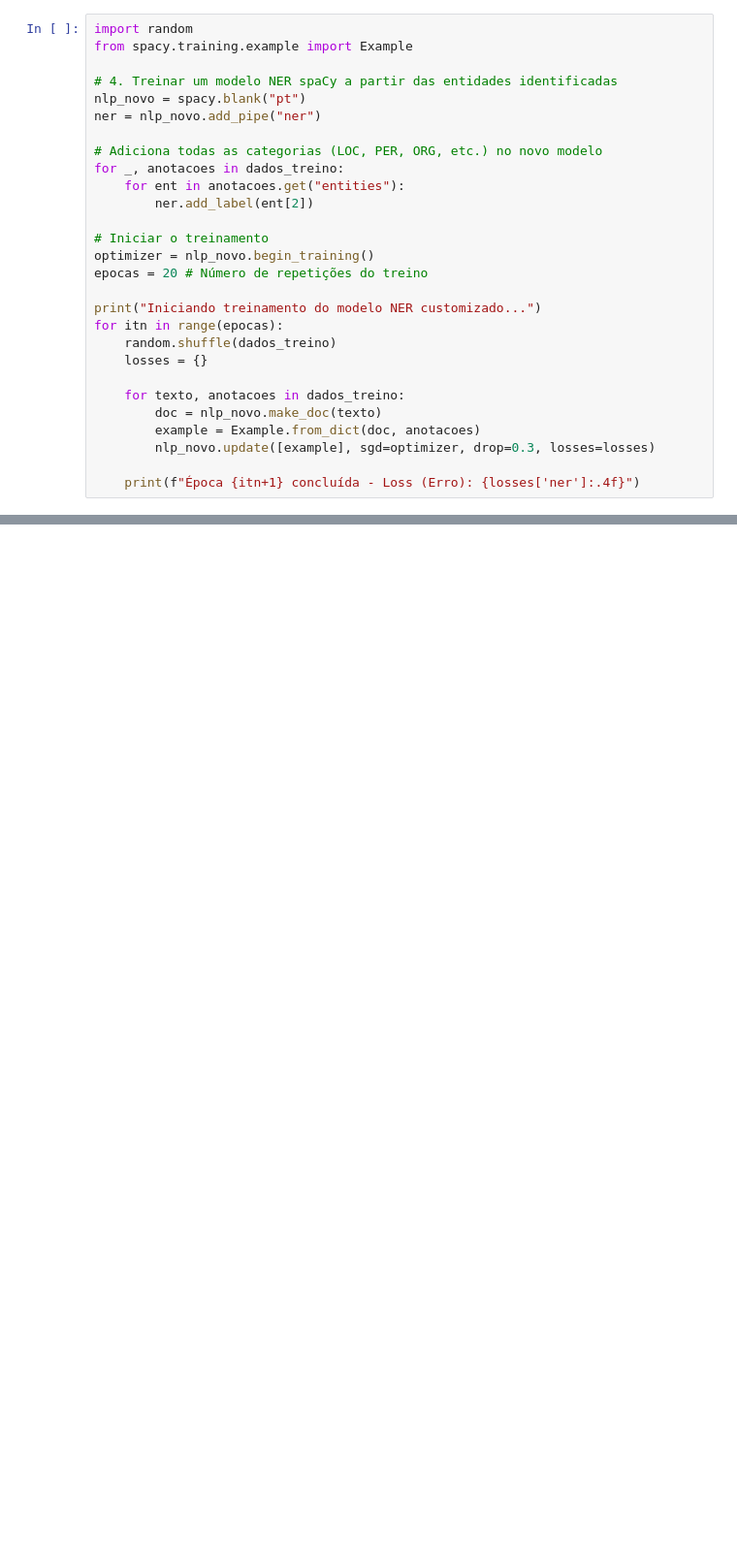
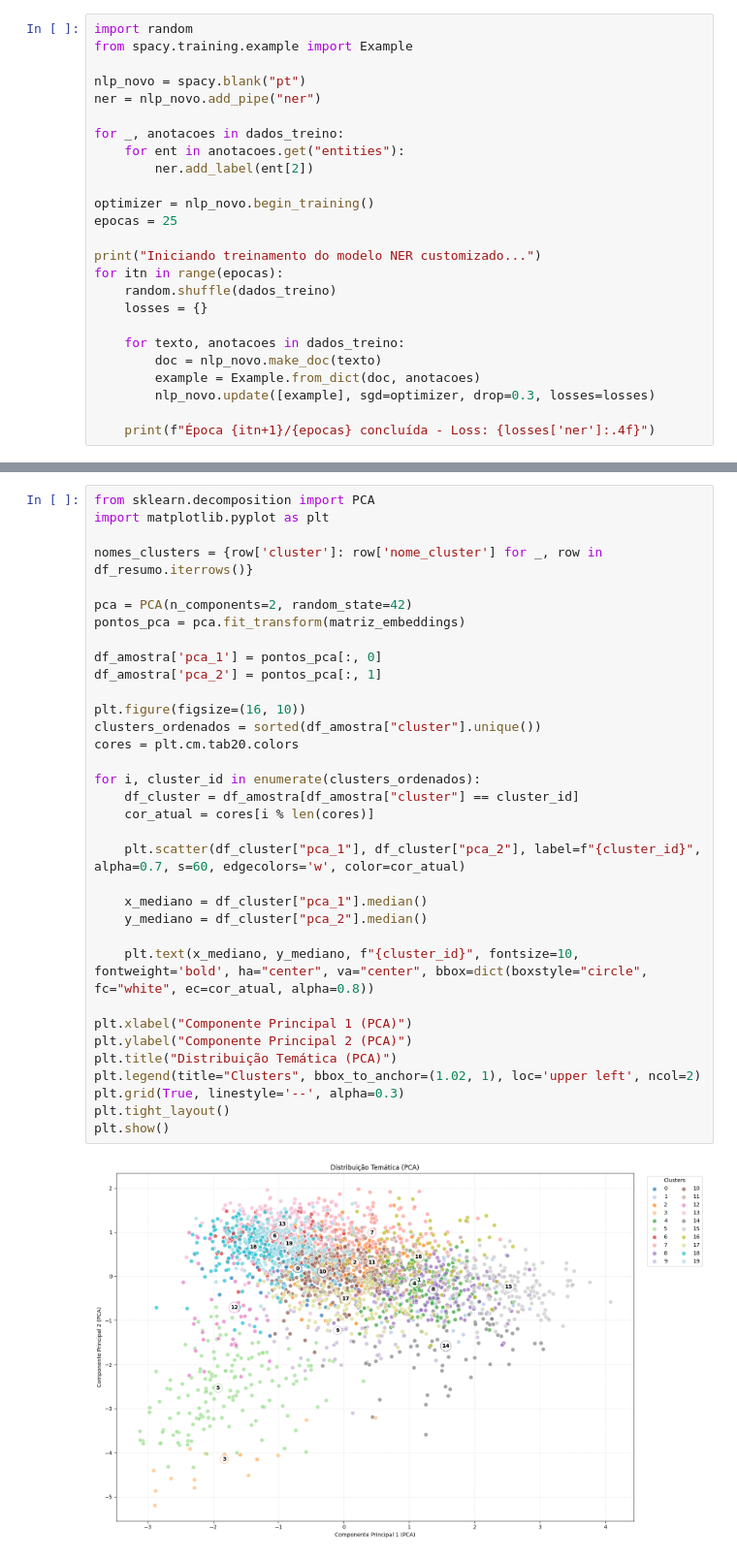
Before and after one commit to CDML-CEUB-GeorgeKurokiJr/projeto-5-transformers-EduFleming, a Jupyter notebook: trabalho-05-deep-learning.ipynb, the cells around one changed output, grey strips where cells are left out. Shown at 97% size. Drawn from its saved outputs; the diff is of its cells as text; blank space fills up the shorter version.

```diff
--- a/trabalho-05-deep-learning.ipynb
+++ b/trabalho-05-deep-learning.ipynb
@@ -69,18 +179,15 @@ Total de textos anotados automaticamente para treino: 2147
 import random
 from spacy.training.example import Example
 
-# 4. Treinar um modelo NER spaCy a partir das entidades identificadas
 nlp_novo = spacy.blank("pt")
 ner = nlp_novo.add_pipe("ner")
 
-# Adiciona todas as categorias (LOC, PER, ORG, etc.) no novo modelo
 for _, anotacoes in dados_treino:
     for ent in anotacoes.get("entities"):
         ner.add_label(ent[2])
 
-# Iniciar o treinamento
 optimizer = nlp_novo.begin_training()
-epocas = 20 # Número de repetições do treino
+epocas = 25
 
 print("Iniciando treinamento do modelo NER customizado...")
 for itn in range(epocas):
@@ -92,6 +199,6 @@ for itn in range(epocas):
         example = Example.from_dict(doc, anotacoes)
         nlp_novo.update([example], sgd=optimizer, drop=0.3, losses=losses)
 
-    print(f"Época {itn+1} concluída - Loss (Erro): {losses['ner']:.4f}")
+    print(f"Época {itn+1}/{epocas} concluída - Loss: {losses['ner']:.4f}")
 # %% [output]
 Iniciando treinamento do modelo NER customizado...
@@ -194,0 +371,36 @@ Name: count, dtype: int64
+# %%
+from sklearn.decomposition import PCA
+import matplotlib.pyplot as plt
+
+nomes_clusters = {row['cluster']: row['nome_cluster'] for _, row in df_resumo.iterrows()}
+
+pca = PCA(n_components=2, random_state=42)
+pontos_pca = pca.fit_transform(matriz_embeddings)
+
+df_amostra['pca_1'] = pontos_pca[:, 0]
+df_amostra['pca_2'] = pontos_pca[:, 1]
+
+plt.figure(figsize=(16, 10))
+clusters_ordenados = sorted(df_amostra["cluster"].unique())
+cores = plt.cm.tab20.colors
+
+for i, cluster_id in enumerate(clusters_ordenados):
+    df_cluster = df_amostra[df_amostra["cluster"] == cluster_id]
+    cor_atual = cores[i % len(cores)]
+
+    plt.scatter(df_cluster["pca_1"], df_cluster["pca_2"], label=f"{cluster_id}", alpha=0.7, s=60, edgecolors='w', color=cor_atual)
+
+    x_mediano = df_cluster["pca_1"].median()
+    y_mediano = df_cluster["pca_2"].median()
+
+    plt.text(x_mediano, y_mediano, f"{cluster_id}", fontsize=10, fontweight='bold', ha="center", va="center", bbox=dict(boxstyle="circle", fc="white", ec=cor_atual, alpha=0.8))
+
+plt.xlabel("Componente Principal 1 (PCA)")
+plt.ylabel("Componente Principal 2 (PCA)")
+plt.title("Distribuição Temática (PCA)")
+plt.legend(title="Clusters", bbox_to_anchor=(1.02, 1), loc='upper left', ncol=2)
+plt.grid(True, linestyle='--', alpha=0.3)
+plt.tight_layout()
+plt.show()
+# %% [output]
+[figure, added]
```
Also changed, not shown: parts of 26 cells of this notebook.
